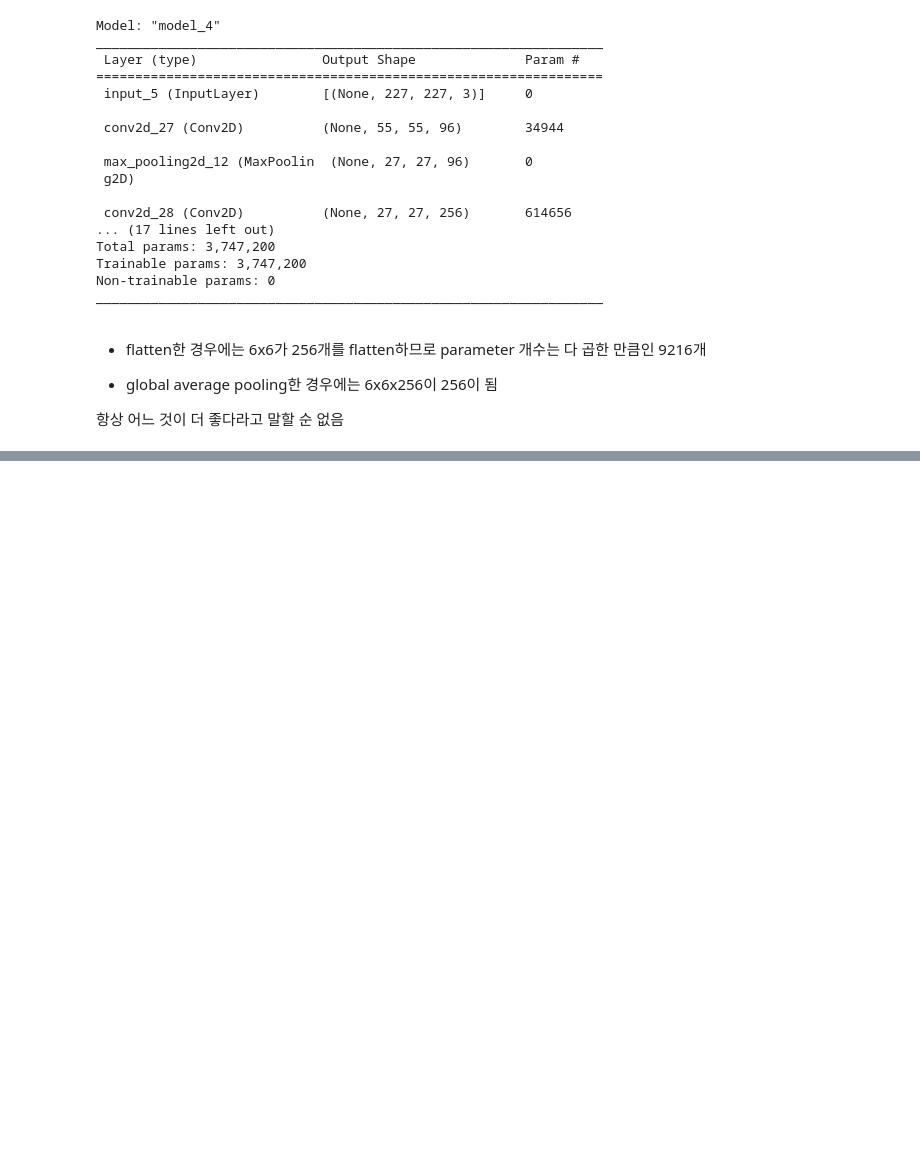
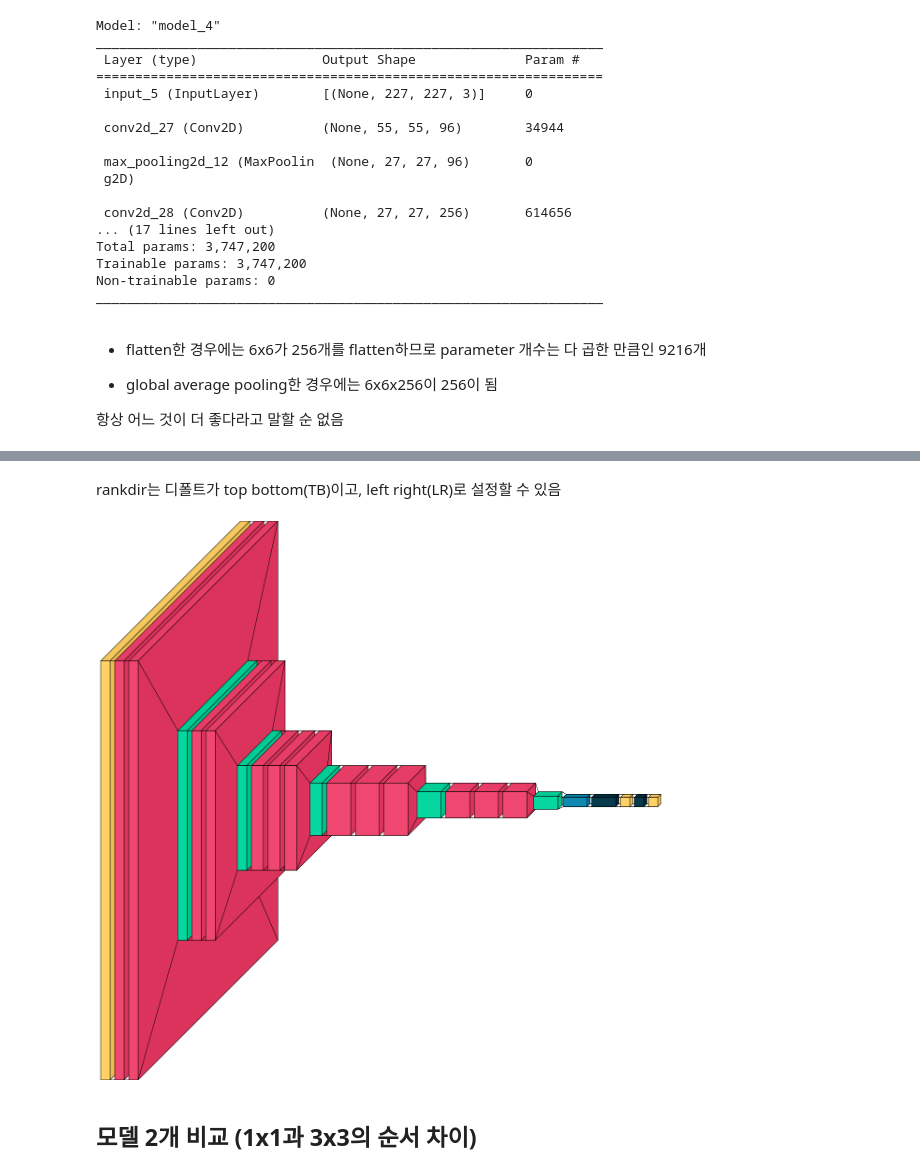
Before and after one commit to engineercha/image-processing-study, a Jupyter notebook: advanced classification.ipynb, the cells around one changed output, grey strips where cells are left out. Saved outputs shown, nothing was run; the diff lists cells and outputs as text; code cells hidden in the pictures; blank space fills up the shorter version.

```diff
--- a/advanced classification.ipynb
+++ b/advanced classification.ipynb
@@ -267,0 +655,9 @@ _________________________________________________________________
+# %% [markdown]
+rankdir는 디폴트가 top bottom(TB)이고, left right(LR)로 설정할 수 있음
+# %%
+import visualkeras
+visualkeras.layered_view(vgg)
+# %% [output]
+[figure, added]
+# %% [markdown]
+## 모델 2개 비교 (1x1과 3x3의 순서 차이)
```
Also changed, not shown: parts of 81 cells of this notebook.
